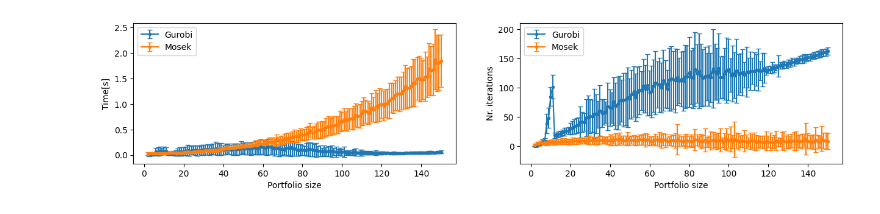
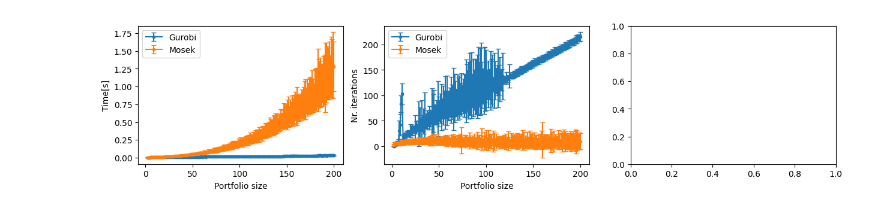
Before and after one commit to seba2390/Azurestuff, a Jupyter notebook: scripts/classical_solvers.ipynb, the cells around one changed output. Cells and saved outputs as stored; diff of their text form; code cells hidden in the pictures.

```diff
--- a/scripts/classical_solvers.ipynb
+++ b/scripts/classical_solvers.ipynb
@@ -23,8 +23,8 @@ from src.Tools import (portfolio_metrics,
 # %%
 def classical_solve(datapoint):
     seed, N_range = datapoint
-    gurobi_times,gurobi_iters  = [],[]
-    mosek_times, mosek_iters   = [],[]
+    gurobi_times,gurobi_iters, gurobi_values  = [], [], []
+    mosek_times, mosek_iters, mosek_values   = [], [], []
     for N in N_range:
         # Setting cardinality
         k = N // 2
@@ -48,6 +48,7 @@ def classical_solve(datapoint):
         stat, val, time, iter = problem.status, problem.value, problem.solver_stats.solve_time, problem.solver_stats.num_iters
         gurobi_times.append(time)
         gurobi_iters.append(iter)
+        gurobi_values.append(val)
 
         #------- MOSEK -------#
 
@@ -64,11 +65,12 @@ def classical_solve(datapoint):
         stat, val, time, iter = problem.status, problem.value, problem.solver_stats.solve_time, problem.solver_stats.num_iters
         mosek_times.append(time)
         mosek_iters.append(iter)
+        mosek_values.append(val)
 
-    return {'mosek':{'times': mosek_times, 'iterations': mosek_iters},
-            'gurobi':{'times': gurobi_times, 'iterations': gurobi_iters}}
+    return {'mosek':{'times': mosek_times, 'iterations': mosek_iters, 'values': mosek_values},
+            'gurobi':{'times': gurobi_times, 'iterations': gurobi_iters, 'values': gurobi_values}}
 # %%
-N_min, N_max = 2, 150
+N_min, N_max = 2, 200
 N_seeds = 100
 datapoints = []
 for seed in range(N_seeds):
@@ -96,29 +98,34 @@ results = Parallel(n_jobs=os.cpu_count()-2, verbose=51, backend='loky')(delayed(
 # %%
-gurobi_time_results, gurobi_iter_results = [], []
-mosek_time_results, mosek_iter_results = [], []
+gurobi_time_results, gurobi_iter_results, gurobi_values = [], [], []
+mosek_time_results, mosek_iter_results, mosek_values = [], [], []
 for result in results:
     gurobi_time_results.append(result['gurobi']['times'])
     gurobi_iter_results.append(result['gurobi']['iterations'])
+    gurobi_values.append(result['gurobi']['values'])
 
     mosek_time_results.append(result['mosek']['times'])
     mosek_iter_results.append(result['mosek']['iterations'])
+    mosek_values.append(result['mosek']['values'])
 # %%
-fig, ax = plt.subplots(1,2,figsize=(15,3))
+fig, ax = plt.subplots(1,3,figsize=(15,3))
 ax[0].errorbar(list(range(N_min,N_max+1)), np.mean(gurobi_time_results,axis=0), yerr=np.std(gurobi_time_results,axis=0),fmt='.-', capsize=3, label='Gurobi')
 ax[1].errorbar(list(range(N_min,N_max+1)), np.mean(gurobi_iter_results,axis=0), yerr=np.std(gurobi_iter_results,axis=0),fmt='.-', capsize=3, label='Gurobi')
 
+
 ax[0].errorbar(list(range(N_min,N_max+1)), np.mean(mosek_time_results,axis=0), yerr=np.std(mosek_time_results,axis=0),fmt='.-', capsize=3, label='Mosek')
 ax[1].errorbar(list(range(N_min,N_max+1)), np.mean(mosek_iter_results,axis=0), yerr=np.std(mosek_iter_results,axis=0),fmt='.-', capsize=3, label='Mosek')
+
+
 
 ax[0].set_xlabel('Portfolio size')
 ax[1].set_xlabel('Portfolio size')
 
 ax[0].set_ylabel('Time[s]')
 ax[1].set_ylabel('Nr. iterations')
 
 ax[0].legend(loc='best')
 ax[1].legend(loc='best')
 
 plt.savefig('classical_scaling.png',dpi=300)
 # %% [output]
-[figure, old version]
+[figure, new version]
```
Also changed, not shown: parts of 1 cell of this notebook, 2 other files.
